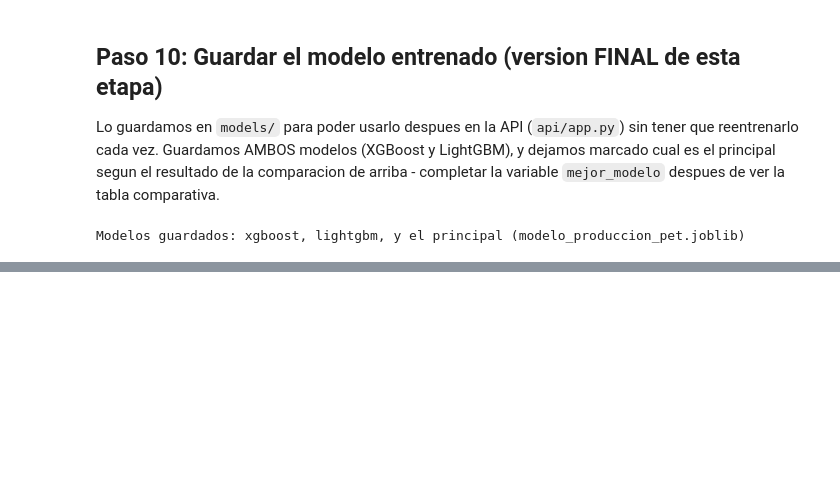
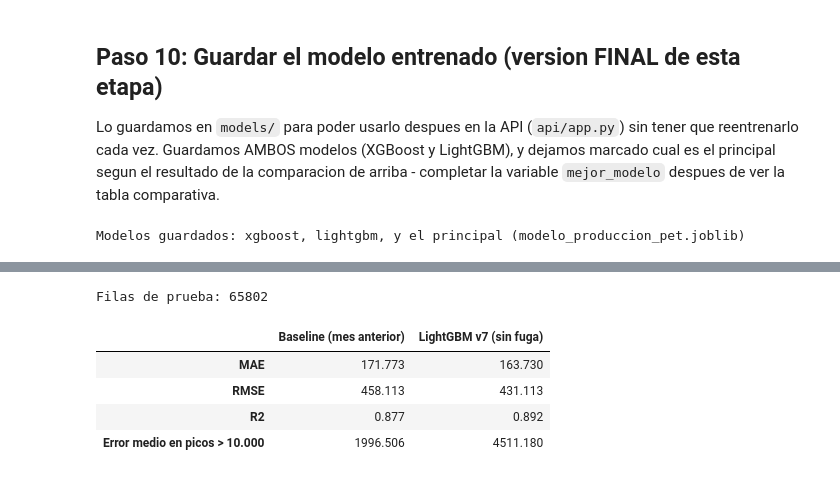
Before and after one commit to cristian-aguilera-ing/proyecto-ds-ypf, a Jupyter notebook: notebooks/03_modelado_supervisado.ipynb, the cells around one changed output, grey strips where cells are left out. Drawn from its saved outputs; the diff is of its cells as text; code cells hidden in the pictures; blank space fills up the shorter version.

```diff
--- a/notebooks/03_modelado_supervisado.ipynb
+++ b/notebooks/03_modelado_supervisado.ipynb
@@ -486,0 +447,59 @@ para revisar como un grupo aparte en el clustering.
+# %%
+# Ratio gas/petroleo del mes ANTERIOR (sin fuga de datos)
+df["ratio_gas_petroleo_anterior"] = df.groupby("idpozo")["ratio_gas_petroleo"].shift(1)
+
+columnas_features_v7 = [
+    "antiguedad_meses",
+    "prod_pet_mes_anterior",
+    "prod_gas_mes_anterior",
+    "declinacion_pet_anterior",
+    "ratio_gas_petroleo_anterior",
+    "profundidad",
+    "formacion_cod",
+    "cuenca_cod",
+]
+
+df_modelo_v7 = df[df["anio_completo"]].copy()
+df_modelo_v7 = df_modelo_v7.dropna(subset=columnas_features_v7 + [columna_objetivo])
+
+train_v7 = df_modelo_v7[df_modelo_v7["anio"] < anio_corte]
+test_v7 = df_modelo_v7[df_modelo_v7["anio"] >= anio_corte]
+
+X_train_v7 = train_v7[columnas_features_v7]
+y_train_v7 = train_v7[columna_objetivo]
+X_test_v7 = test_v7[columnas_features_v7]
+y_test_v7 = test_v7[columna_objetivo]
+
+modelo_lgbm_v7 = LGBMRegressor(
+    n_estimators=200, max_depth=5, learning_rate=0.1,
+    random_state=42, verbose=-1,
+)
+modelo_lgbm_v7.fit(X_train_v7, y_train_v7)
+predicciones_v7 = modelo_lgbm_v7.predict(X_test_v7)
+
+# Baseline sobre las MISMAS filas de prueba: repetir el mes anterior
+pred_baseline_v7 = X_test_v7["prod_pet_mes_anterior"]
+picos_v7 = y_test_v7 > 10000
+
+def metricas(y_real, y_pred, picos):
+    return [
+        mean_absolute_error(y_real, y_pred),
+        np.sqrt(mean_squared_error(y_real, y_pred)),
+        r2_score(y_real, y_pred),
+        (y_real[picos] - y_pred[picos]).mean(),
+    ]
+
+comparacion_v7 = pd.DataFrame({
+    "Baseline (mes anterior)": metricas(y_test_v7, pred_baseline_v7, picos_v7),
+    "LightGBM v7 (sin fuga)": metricas(y_test_v7, predicciones_v7, picos_v7),
+}, index=["MAE", "RMSE", "R2", "Error medio en picos > 10.000"]).round(3)
+
+print("Filas de prueba:", len(X_test_v7))
+comparacion_v7
+# %% [output]
+Filas de prueba: 65802
+|  | Baseline (mes anterior) | LightGBM v7 (sin fuga) |
+| MAE | 171.773 | 163.730 |
+| RMSE | 458.113 | 431.113 |
+| R2 | 0.877 | 0.892 |
+| Error medio en picos > 10.000 | 1996.506 | 4511.180 |
```
Also changed, not shown: parts of 9 cells of this notebook, 6 other files.
